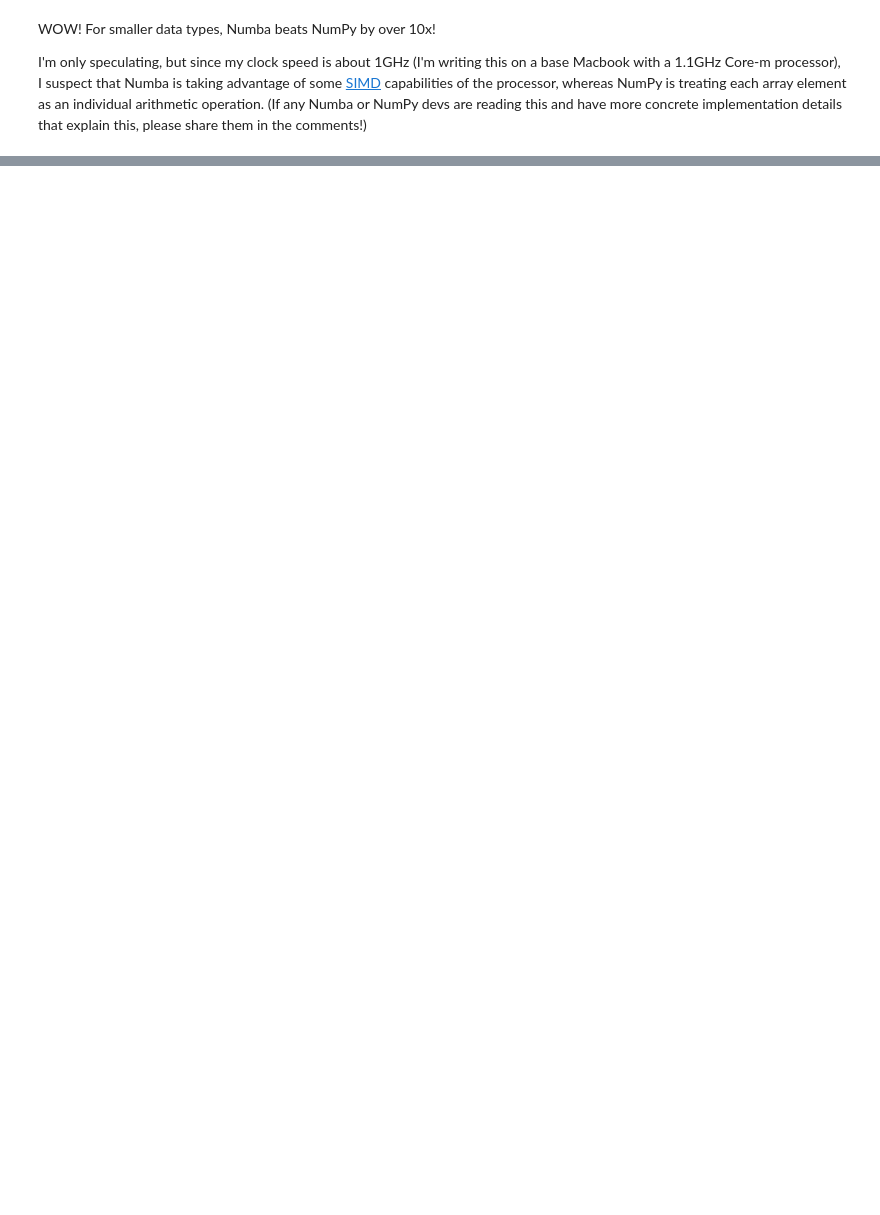
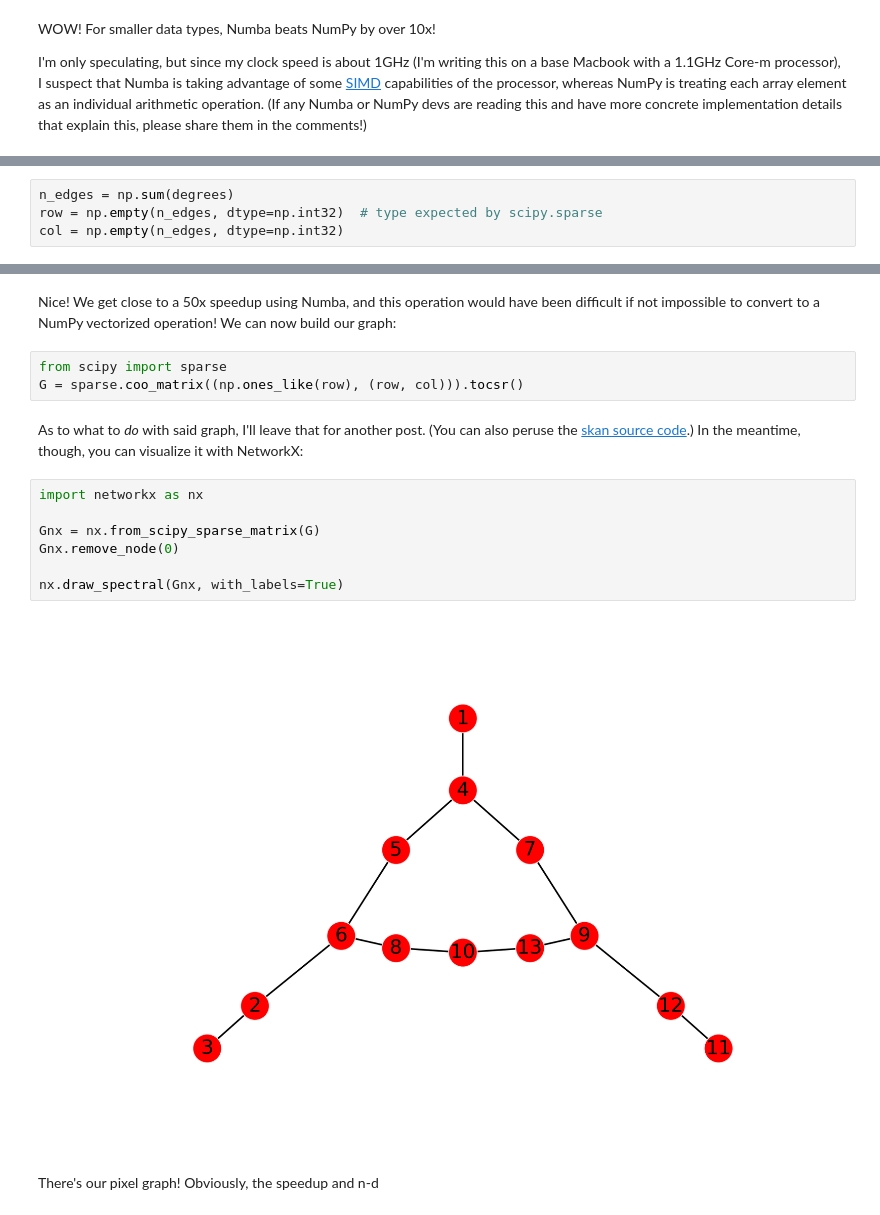
Before and after one commit to jni/blog-notebooks, a Jupyter notebook: wip/Numba in the real world.ipynb, the cells around one changed output, grey strips where cells are left out. Cells and saved outputs as stored; diff of their text form; blank space fills up the shorter version.

```diff
--- a/wip/Numba in the real world.ipynb
+++ b/wip/Numba in the real world.ipynb
@@ -76,0 +137,4 @@ In this context, I decided to use numba to do something a little less trivial, a
+# %%
+n_edges = np.sum(degrees)
+row = np.empty(n_edges, dtype=np.int32)  # type expected by scipy.sparse
+col = np.empty(n_edges, dtype=np.int32)
@@ -76,0 +196,18 @@ In this context, I decided to use numba to do something a little less trivial, a
+# %% [markdown]
+Nice! We get close to a 50x speedup using Numba, and this operation would have been difficult if not impossible to convert to a NumPy vectorized operation! We can now build our graph:
+# %%
+from scipy import sparse
+G = sparse.coo_matrix((np.ones_like(row), (row, col))).tocsr()
+# %% [markdown]
+As to what to *do* with said graph, I'll leave that for another post. (You can also peruse the [skan source code](https://github.com/jni/skan).) In the meantime, though, you can visualize it with NetworkX:
+# %%
+import networkx as nx
+
+Gnx = nx.from_scipy_sparse_matrix(G)
+Gnx.remove_node(0)
+
+nx.draw_spectral(Gnx, with_labels=True)
+# %% [output]
+[figure, added]
+# %% [markdown]
+There's our pixel graph! Obviously, the speedup and n-d
```
Also changed, not shown: parts of 32 cells of this notebook.
